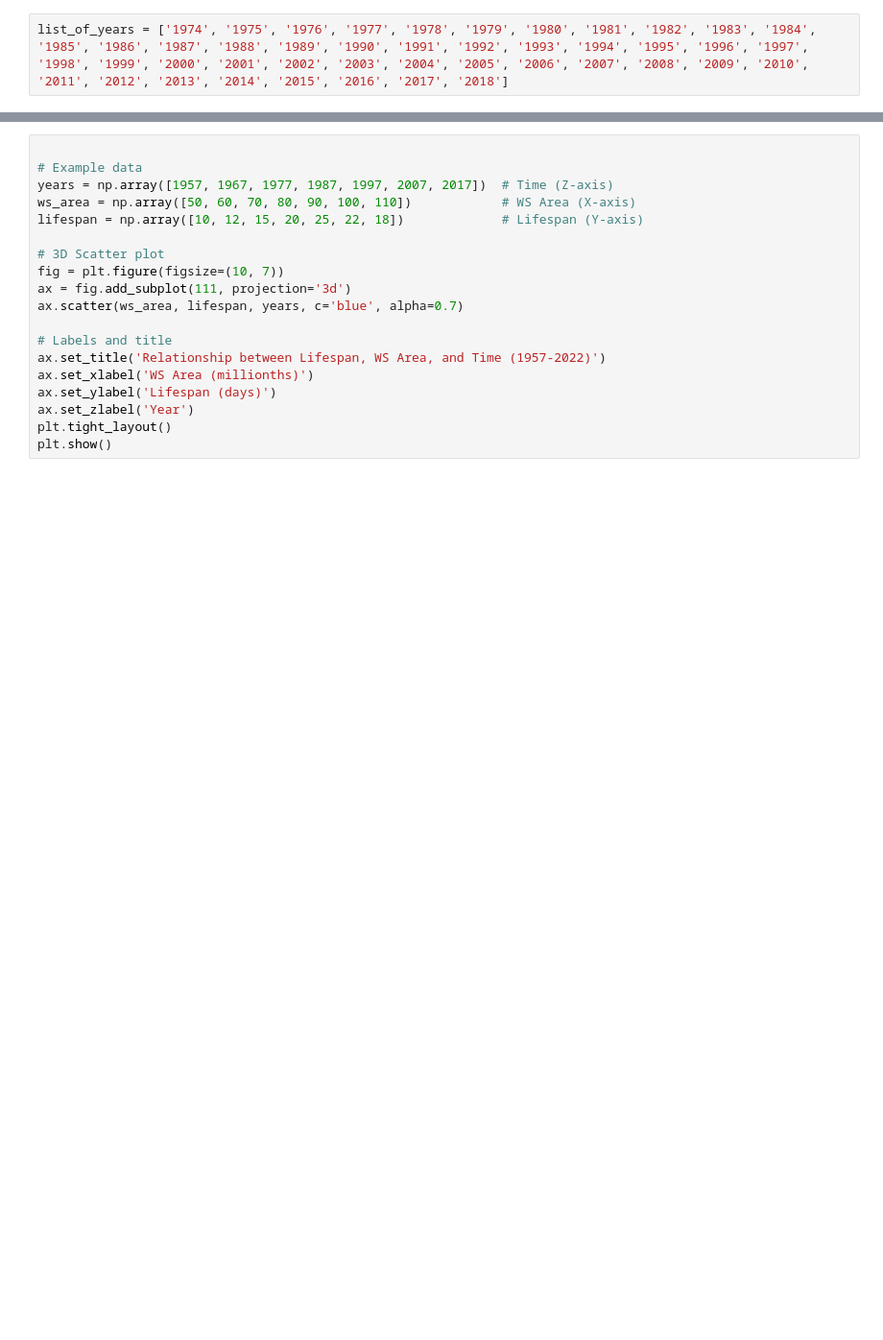
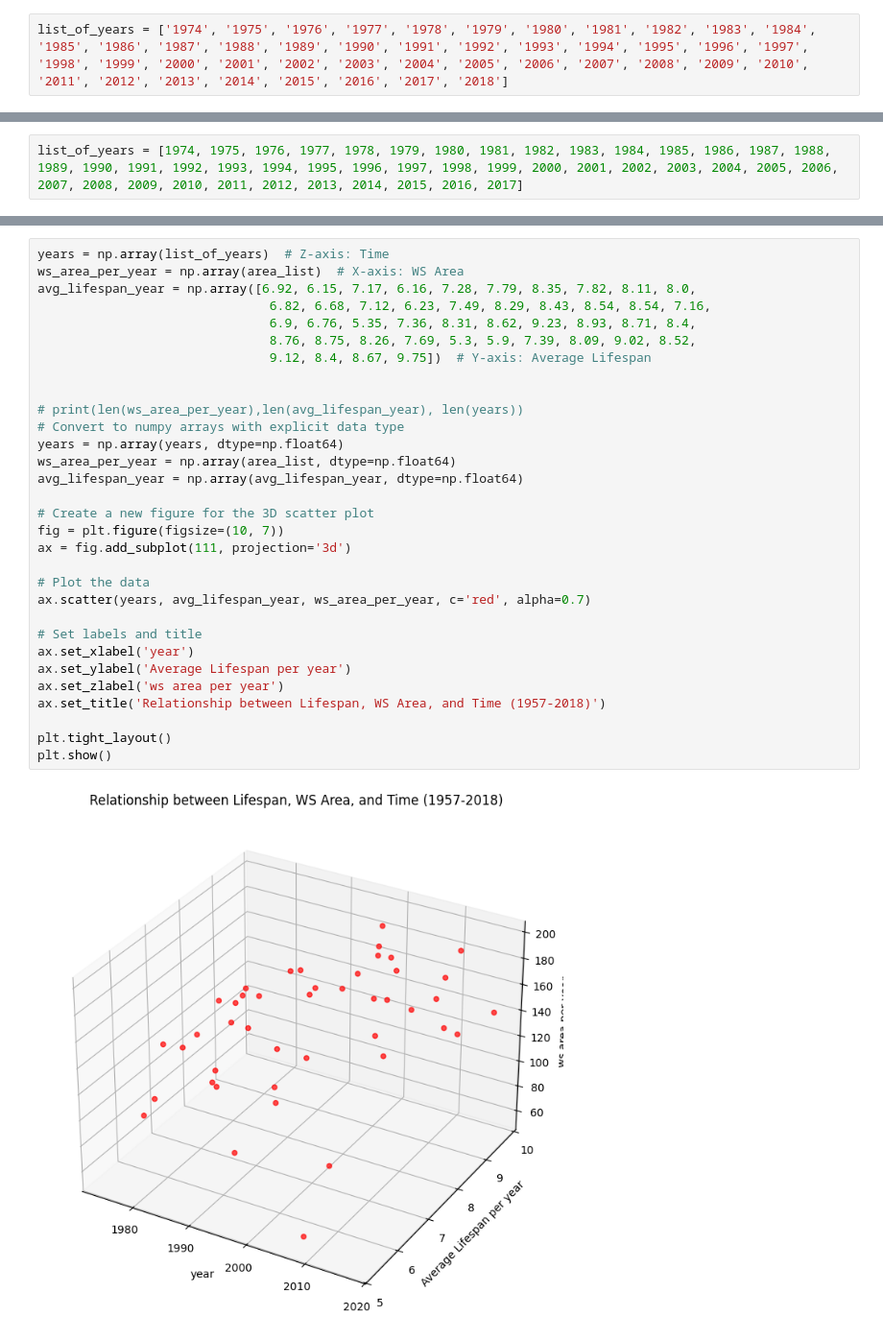
Before and after one commit to daxpatel2/SunspotDataScraper, a Jupyter notebook: Area_and_lifespan.ipynb, the cells around one changed output, grey strips where cells are left out. Shown: that part at 96% size. Drawn from its saved outputs; the diff is of its cells as text; blank space fills up the shorter version.

Commit message:
updated code and finished area lifespan analysis

```diff
--- a/Area_and_lifespan.ipynb
+++ b/Area_and_lifespan.ipynb
@@ -116,0 +108,2 @@ def find_avg_days_between_all_sunspots(year):
+# %%
+list_of_years = [1974, 1975, 1976, 1977, 1978, 1979, 1980, 1981, 1982, 1983, 1984, 1985, 1986, 1987, 1988, 1989, 1990, 1991, 1992, 1993, 1994, 1995, 1996, 1997, 1998, 1999, 2000, 2001, 2002, 2003, 2004, 2005, 2006, 2007, 2008, 2009, 2010, 2011, 2012, 2013, 2014, 2015, 2016, 2017]
@@ -117,19 +151,33 @@ def find_avg_days_between_all_sunspots(year):
 # %%
+years = np.array(list_of_years)  # Z-axis: Time
+ws_area_per_year = np.array(area_list)  # X-axis: WS Area
+avg_lifespan_year = np.array([6.92, 6.15, 7.17, 6.16, 7.28, 7.79, 8.35, 7.82, 8.11, 8.0,
+                               6.82, 6.68, 7.12, 6.23, 7.49, 8.29, 8.43, 8.54, 8.54, 7.16,
+                               6.9, 6.76, 5.35, 7.36, 8.31, 8.62, 9.23, 8.93, 8.71, 8.4,
+                               8.76, 8.75, 8.26, 7.69, 5.3, 5.9, 7.39, 8.09, 9.02, 8.52,
+                               9.12, 8.4, 8.67, 9.75])  # Y-axis: Average Lifespan
 
-# Example data
-years = np.array([1957, 1967, 1977, 1987, 1997, 2007, 2017])  # Time (Z-axis)
-ws_area = np.array([50, 60, 70, 80, 90, 100, 110])            # WS Area (X-axis)
-lifespan = np.array([10, 12, 15, 20, 25, 22, 18])             # Lifespan (Y-axis)
 
-# 3D Scatter plot
+# print(len(ws_area_per_year),len(avg_lifespan_year), len(years))
+# Convert to numpy arrays with explicit data type
+years = np.array(years, dtype=np.float64)
+ws_area_per_year = np.array(area_list, dtype=np.float64)
+avg_lifespan_year = np.array(avg_lifespan_year, dtype=np.float64)
+
+# Create a new figure for the 3D scatter plot
 fig = plt.figure(figsize=(10, 7))
 ax = fig.add_subplot(111, projection='3d')
-ax.scatter(ws_area, lifespan, years, c='blue', alpha=0.7)
 
-# Labels and title
-ax.set_title('Relationship between Lifespan, WS Area, and Time (1957-2022)')
-ax.set_xlabel('WS Area (millionths)')
-ax.set_ylabel('Lifespan (days)')
-ax.set_zlabel('Year')
+# Plot the data
+ax.scatter(years, avg_lifespan_year, ws_area_per_year, c='red', alpha=0.7)
+
+# Set labels and title
+ax.set_xlabel('year')
+ax.set_ylabel('Average Lifespan per year')
+ax.set_zlabel('ws area per year')
+ax.set_title('Relationship between Lifespan, WS Area, and Time (1957-2018)')
+
 plt.tight_layout()
 plt.show()
+# %% [output]
+[figure, added]
```
Also changed, not shown: parts of 7 cells of this notebook, 3 other files.
